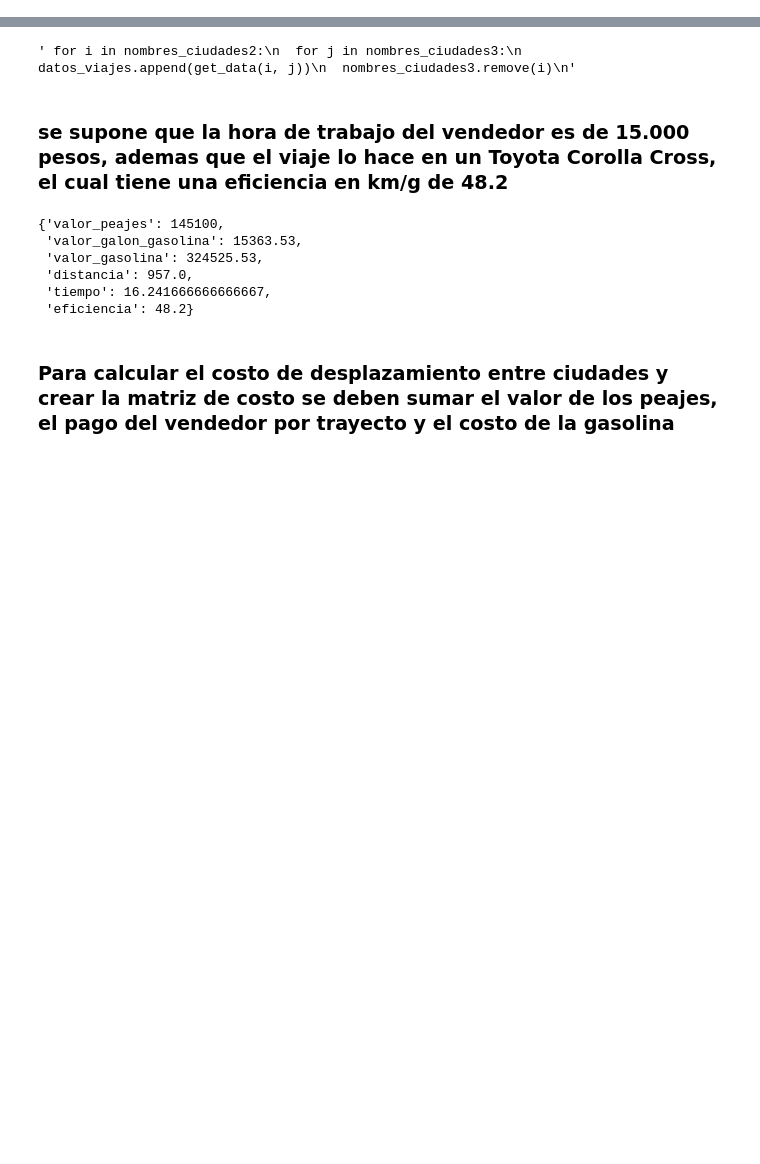
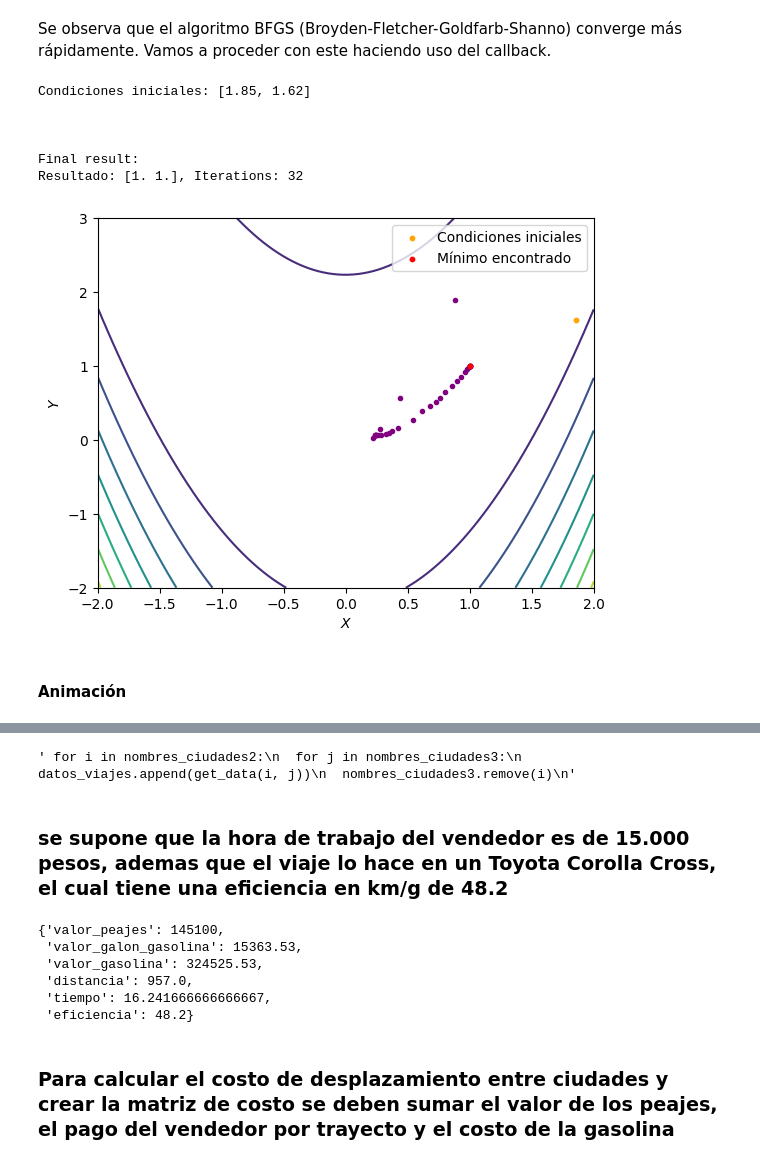
Before and after one commit to dgilrua/Trabajo-1-RNA, a Jupyter notebook: main.ipynb, the cells around one changed output, grey strips where cells are left out. Saved outputs shown, nothing was run; the diff lists cells and outputs as text; code cells hidden in the pictures; blank space fills up the shorter version.

```diff
--- a/main.ipynb
+++ b/main.ipynb
@@ -14,0 +88,7 @@ please provide us feedback at https://github.com/pandas-dev/pandas/issues/54466
+# %%
+lsize = 2   #tamaño de la lista
+n1 = 0      #limite izquierdo
+n2 = 2      #limite derecho
+ci = [round(random.uniform(n1, n2),2) for _ in range(lsize)]  #condiciones iniciales
+res = minimize(rosen, ci, method='Nelder-Mead', tol=1e-6, options = {'disp':True})
+res.x
@@ -14,0 +101,4 @@ please provide us feedback at https://github.com/pandas-dev/pandas/issues/54466
+# %%
+res = minimize(rosen, ci, method='BFGS', jac=rosen_der,
+               options={'gtol': 1e-6, 'disp': True})
+res.x
@@ -14,0 +112,2 @@ please provide us feedback at https://github.com/pandas-dev/pandas/issues/54466
+# %% [markdown]
+Se observa que el algoritmo BFGS (Broyden-Fletcher-Goldfarb-Shanno) converge más rápidamente. Vamos a proceder con este haciendo uso del callback.
@@ -14,0 +167,28 @@ please provide us feedback at https://github.com/pandas-dev/pandas/issues/54466
+# %%
+result = rosen_opt(2)
+
+
+fig , ax = plt.subplots()
+ax.contour(X1,X2,Z)
+
+for k in range(iterations):
+  plt.plot(sol[k][0],sol[k][1],'.',color = 'purple',zorder = 1)
+
+ax.set_xlabel('$X$')
+ax.set_ylabel('$Y$')
+#ax.annotate('Global Min', xy=(result.x[0], result.x[1]), xytext=(-0.5, 1.25),arrowprops=dict(facecolor='black', shrink=0.05))
+ax.scatter(ci[0], ci[1], color='orange', s=10, label='Condiciones iniciales', zorder = 2)
+ax.scatter(result.x[0], result.x[1], color='red', s=10, label='Mínimo encontrado', zorder = 2)
+
+plt.legend()
+plt.show()
+# %% [output]
+Condiciones iniciales: [1.85, 1.62]
+
+
+
+Final result:
+Resultado: [1. 1.], Iterations: 32
+[figure, added]
+# %% [markdown]
+#### Animación
```
Also changed, not shown: parts of 44 cells of this notebook.
